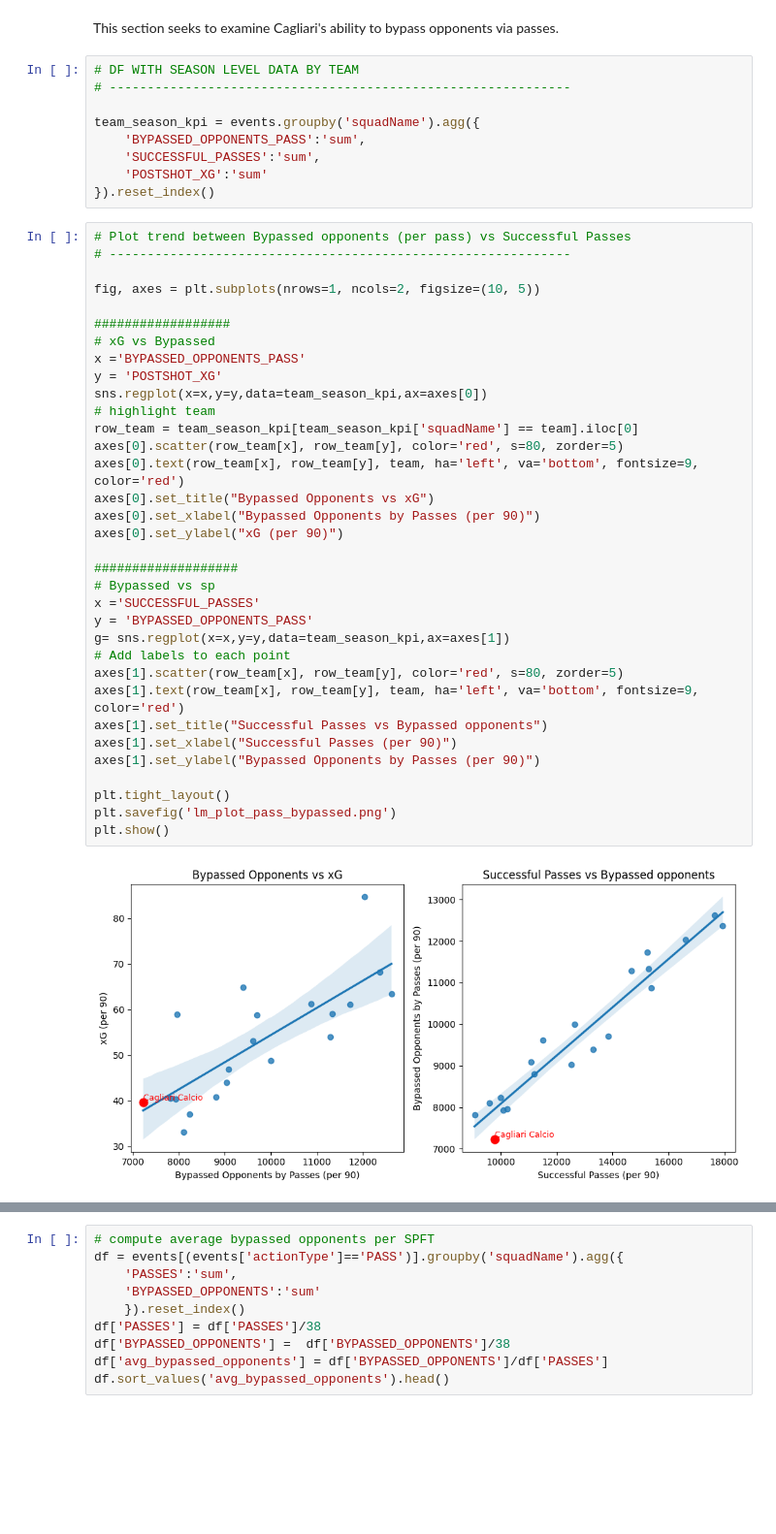
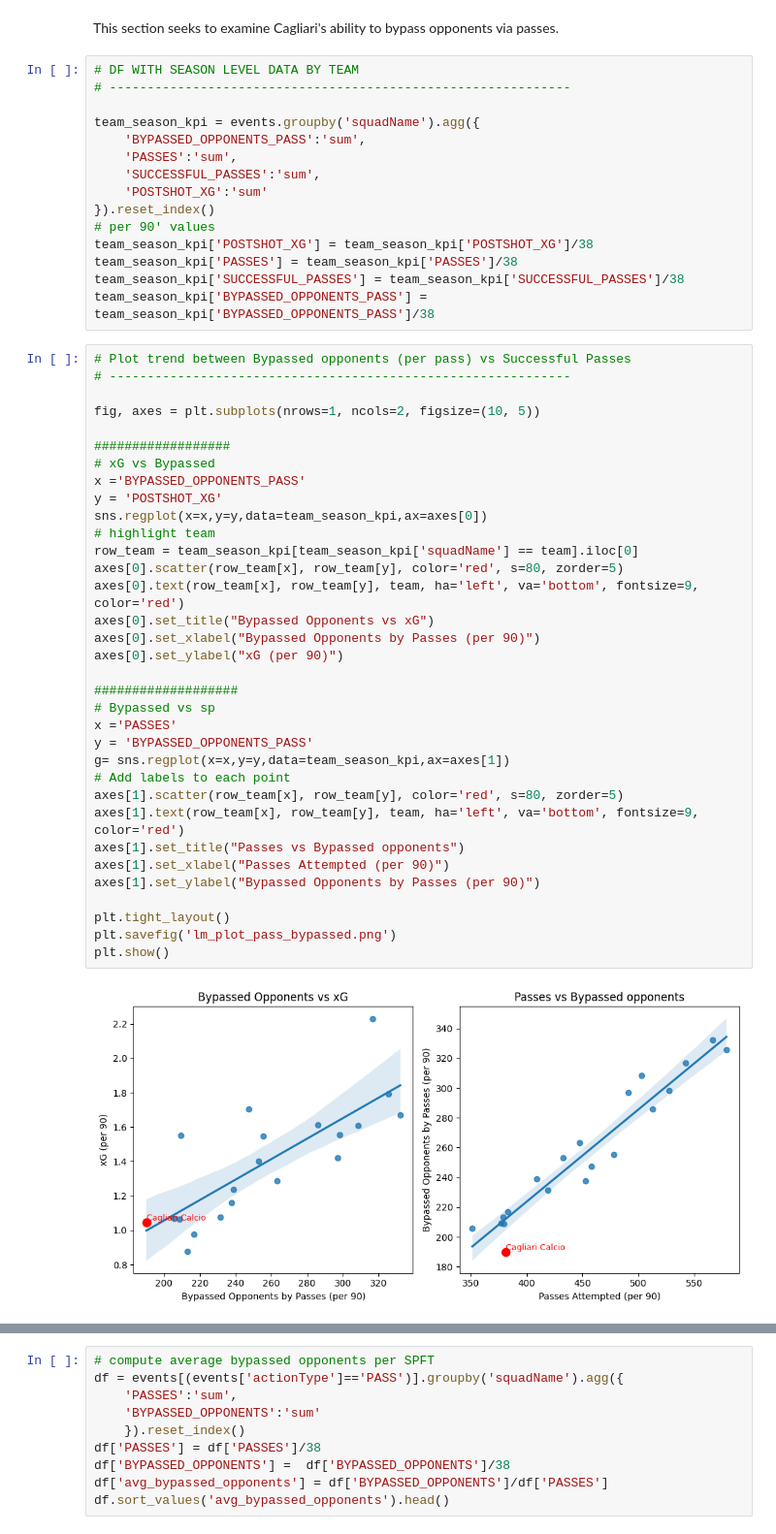
Before and after one commit to DZunigaO/Football-analytics, a Jupyter notebook: 01-cagliari-progression_analysis/final_project.ipynb, the cells around one changed output, grey strips where cells are left out. Shown at 97% size. Saved outputs shown, nothing was run; the diff lists cells and outputs as text; blank space fills up the shorter version.

```diff
--- a/01-cagliari-progression_analysis/final_project.ipynb
+++ b/01-cagliari-progression_analysis/final_project.ipynb
@@ -280,45 +289,51 @@ This section seeks to examine Cagliari's ability to bypass opponents via passes.
 
 team_season_kpi = events.groupby('squadName').agg({
     'BYPASSED_OPPONENTS_PASS':'sum',
+    'PASSES':'sum',
     'SUCCESSFUL_PASSES':'sum',
     'POSTSHOT_XG':'sum'
 }).reset_index()
+# per 90' values
+team_season_kpi['POSTSHOT_XG'] = team_season_kpi['POSTSHOT_XG']/38
+team_season_kpi['PASSES'] = team_season_kpi['PASSES']/38
+team_season_kpi['SUCCESSFUL_PASSES'] = team_season_kpi['SUCCESSFUL_PASSES']/38
+team_season_kpi['BYPASSED_OPPONENTS_PASS'] =  team_season_kpi['BYPASSED_OPPONENTS_PASS']/38
 # %%
 # Plot trend between Bypassed opponents (per pass) vs Successful Passes
 # -------------------------------------------------------------
 
 fig, axes = plt.subplots(nrows=1, ncols=2, figsize=(10, 5))
 
 ##################
 # xG vs Bypassed
 x ='BYPASSED_OPPONENTS_PASS'
 y = 'POSTSHOT_XG'
 sns.regplot(x=x,y=y,data=team_season_kpi,ax=axes[0])
 # highlight team
 row_team = team_season_kpi[team_season_kpi['squadName'] == team].iloc[0]
 axes[0].scatter(row_team[x], row_team[y], color='red', s=80, zorder=5)
 axes[0].text(row_team[x], row_team[y], team, ha='left', va='bottom', fontsize=9, color='red')
 axes[0].set_title("Bypassed Opponents vs xG")
 axes[0].set_xlabel("Bypassed Opponents by Passes (per 90)")
 axes[0].set_ylabel("xG (per 90)")
 
 ###################
 # Bypassed vs sp
-x ='SUCCESSFUL_PASSES'
+x ='PASSES'
 y = 'BYPASSED_OPPONENTS_PASS'
 g= sns.regplot(x=x,y=y,data=team_season_kpi,ax=axes[1])
 # Add labels to each point
 axes[1].scatter(row_team[x], row_team[y], color='red', s=80, zorder=5)
 axes[1].text(row_team[x], row_team[y], team, ha='left', va='bottom', fontsize=9, color='red')
-axes[1].set_title("Successful Passes vs Bypassed opponents")
-axes[1].set_xlabel("Successful Passes (per 90)")
+axes[1].set_title("Passes vs Bypassed opponents")
+axes[1].set_xlabel("Passes Attempted (per 90)")
 axes[1].set_ylabel("Bypassed Opponents by Passes (per 90)")
 
 plt.tight_layout()
 plt.savefig('lm_plot_pass_bypassed.png')
 plt.show()
 # %% [output]
-[figure, old version]
+[figure, new version]
 # %% [markdown]
 Comments:
 
```
Also changed, not shown: parts of 4 cells of this notebook.
